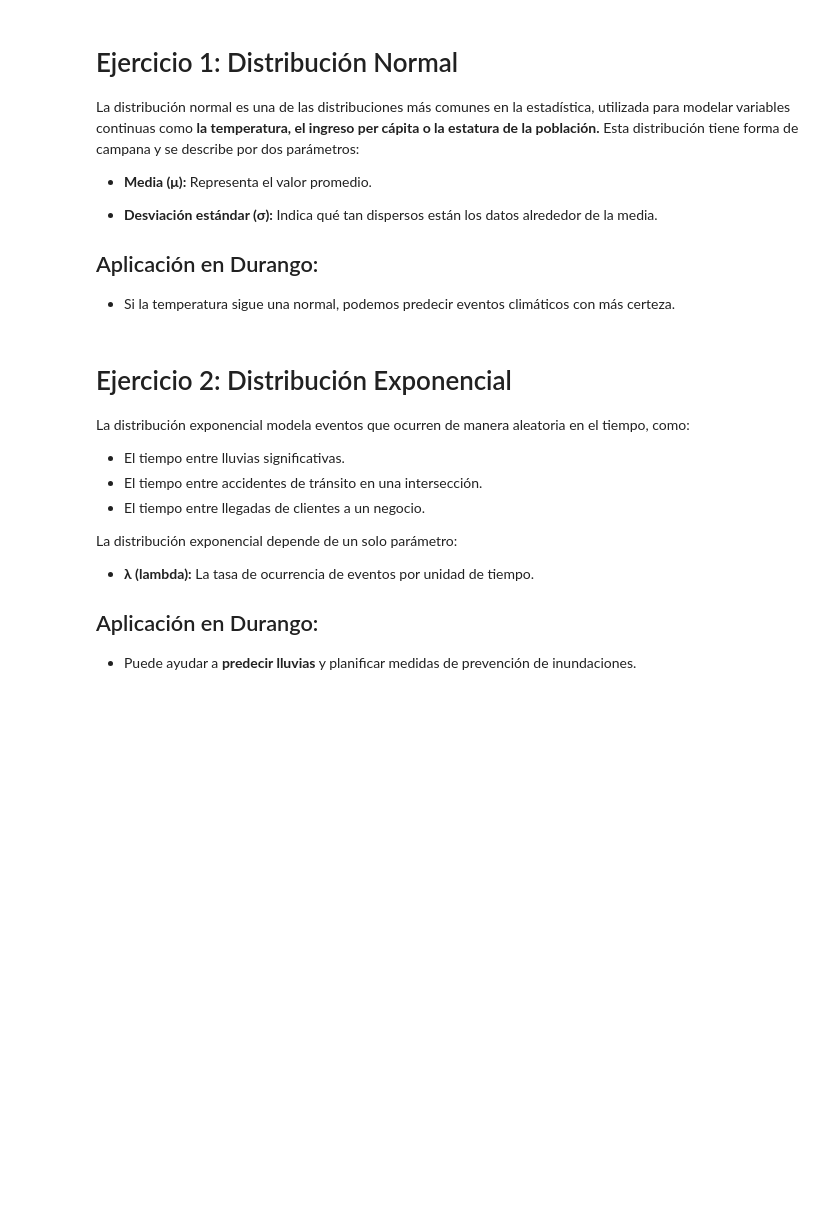
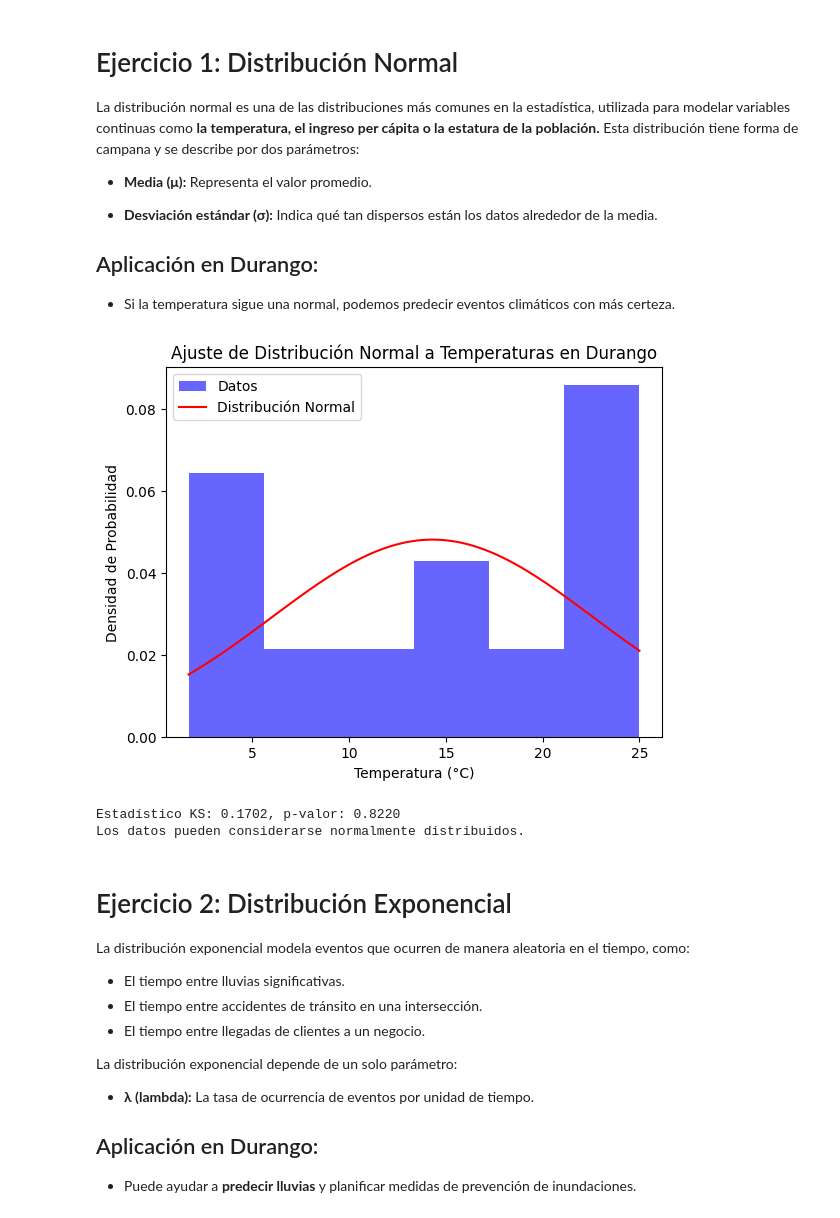
Before and after one commit to elmilanos/ProbabilityStatistics, a Jupyter notebook: Práctica_Módulo_7_Distribuciones_de_Probabilidad_Continua.ipynb, the cells around one changed output. Saved outputs shown, nothing was run; the diff lists cells and outputs as text; code cells hidden in the pictures; blank space fills up the shorter version.

Commit message:
Actividad del Módulo 7: Analizar datos del mundo real para ajustarlos a las distribuciones normales usando Python.

```diff
--- a/Práctica_Módulo_7_Distribuciones_de_Probabilidad_Continua.ipynb
+++ b/Práctica_Módulo_7_Distribuciones_de_Probabilidad_Continua.ipynb
@@ -24,45 +24,43 @@ Esta distribución tiene forma de campana y se describe por dos parámetros:
 
 - Si la temperatura sigue una normal, podemos predecir eventos climáticos con más certeza.
 # %%
+# --- EJERCICIO 1: DISTRIBUCIÓN NORMAL ---
 import numpy as np
-import pandas as pd
 import matplotlib.pyplot as plt
 import scipy.stats as stats
-import seaborn as sns
 
-# Cargar datos (Este paso dependerá del dataset que descargues del INEGI)
-# Supongamos que tenemos un CSV con datos de Durango
-df = pd.read_csv("datos_durango.csv")  # Ajusta el nombre del archivo según el dataset real
-
-# --- EJERCICIO 1: DISTRIBUCIÓN NORMAL ---
-# Seleccionamos una variable continua (Ejemplo: temperatura promedio mensual)
-variable_normal = df["temperatura_promedio"]
+# Datos sintéticos de temperaturas promedio mensuales en Durango (en °C)
+temperaturas_mensuales = np.array([1.7, 4.5, 10.0, 15.0, 22.0, 25.0, 24.0, 23.5, 20.0, 15.0, 8.0, 3.0])
 
 # Calcular media y desviación estándar
-media = np.mean(variable_normal)
-desviacion = np.std(variable_normal)
+media = np.mean(temperaturas_mensuales)
+desviacion = np.std(temperaturas_mensuales)
 
-# Generar histograma y superponer curva normal
-plt.figure(figsize=(10, 5))
-sns.histplot(variable_normal, kde=False, bins=20, color="skyblue", stat="density", label="Datos reales")
-x = np.linspace(min(variable_normal), max(variable_normal), 100)
-plt.plot(x, stats.norm.pdf(x, media, desviacion), "r-", label="Ajuste Normal")
-plt.xlabel("Temperatura Promedio (°C)")
-plt.ylabel("Densidad")
-plt.title("Ajuste de Distribución Normal")
+# Crear una distribución normal basada en los parámetros calculados
+x = np.linspace(min(temperaturas_mensuales), max(temperaturas_mensuales), 100)
+pdf = stats.norm.pdf(x, media, desviacion)
+
+# Graficar histograma y curva normal
+plt.hist(temperaturas_mensuales, bins=6, density=True, alpha=0.6, color='b', label="Datos")
+plt.plot(x, pdf, 'r-', label="Distribución Normal")
+plt.xlabel("Temperatura (°C)")
+plt.ylabel("Densidad de Probabilidad")
+plt.title("Ajuste de Distribución Normal a Temperaturas en Durango")
 plt.legend()
-plt.grid()
 plt.show()
 
-# Prueba de bondad de ajuste (Kolmogorov-Smirnov)
-ks_stat, p_value = stats.kstest(variable_normal, "norm", args=(media, desviacion))
-print(f"Prueba KS: Estadístico = {ks_stat}, p-valor = {p_value}")
+# Prueba de Kolmogorov-Smirnov para evaluar el ajuste
+ks_stat, p_value = stats.kstest(temperaturas_mensuales, 'norm', args=(media, desviacion))
+print(f"Estadístico KS: {ks_stat:.4f}, p-valor: {p_value:.4f}")
 
-# Interpretación del p-valor
 if p_value > 0.05:
-    print("Los datos se ajustan bien a una distribución normal (No se rechaza H0).")
+    print("Los datos pueden considerarse normalmente distribuidos.")
 else:
-    print("Los datos NO siguen una distribución normal (Se rechaza H0).")
+    print("Los datos no siguen una distribución normal.")
+# %% [output]
+[figure, added]
+Estadístico KS: 0.1702, p-valor: 0.8220
+Los datos pueden considerarse normalmente distribuidos.
 # %% [markdown]
 # Ejercicio 2: Distribución Exponencial
 La distribución exponencial modela eventos que ocurren de manera aleatoria en el tiempo, como:
```
Also changed, not shown: parts of 4 cells of this notebook.
